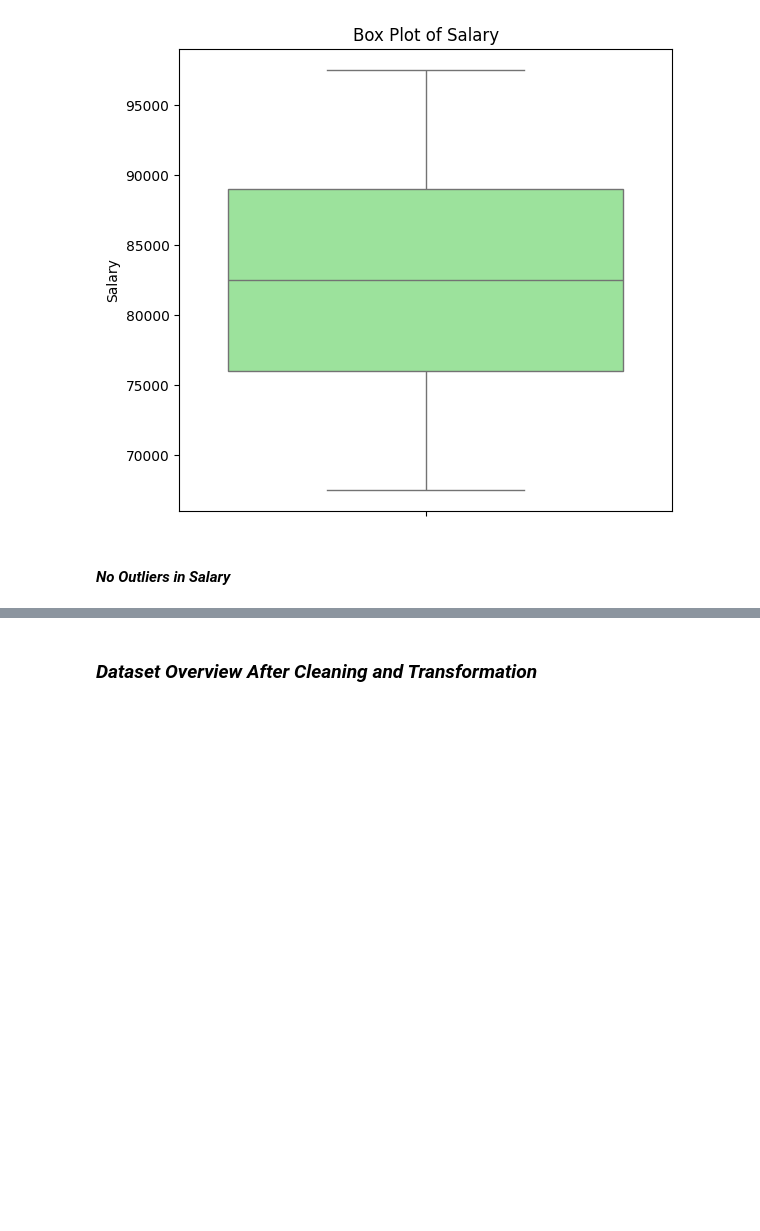
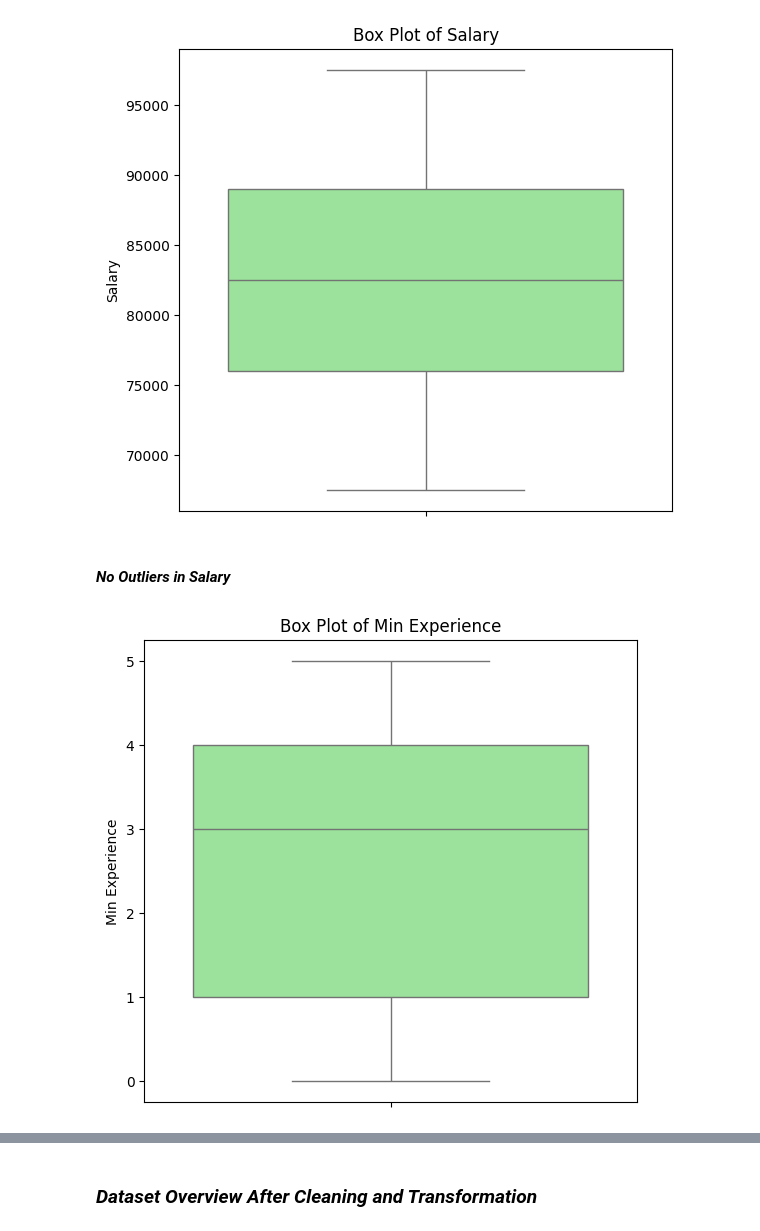
Before and after one commit to Ebio-Raza/Job-Salary-Prediction-Model, a Jupyter notebook: Proj.ipynb, the cells around one changed output, grey strips where cells are left out. Drawn from its saved outputs; the diff is of its cells as text; code cells hidden in the pictures; blank space fills up the shorter version.

```diff
--- a/Proj.ipynb
+++ b/Proj.ipynb
@@ -13,6 +14,7 @@ from sklearn.preprocessing import MultiLabelBinarizer
 # %%
 le = LabelEncoder()
 mlb = MultiLabelBinarizer()
+scaler = StandardScaler()
 # %% [markdown]
 ## ***1 - Data Loading***
 # %%
@@ -439,6 +461,9 @@ Text(0.5, 1.0, 'Box Plot of Company Size')
 [figure]
 # %% [markdown]
 #### *No Outliers in Company Size*
+# %%
+
+job_salary_df.drop('Company Size', axis=1, inplace=True)
 # %%
 plt.figure(figsize=(14, 6))
 
@@ -451,3 +476,13 @@ plt.show()
 [figure]
 # %% [markdown]
 #### *No Outliers in Salary*
+# %%
+plt.figure(figsize=(14, 6))
+
+plt.subplot(1, 2, 1)
+sns.boxplot(y=job_salary_df['Min Experience'], color='lightgreen')
+plt.title('Box Plot of Min Experience')
+
+plt.show()
+# %% [output]
+[figure, added]
```
Also changed, not shown: parts of 10 cells of this notebook, 2 other files.
